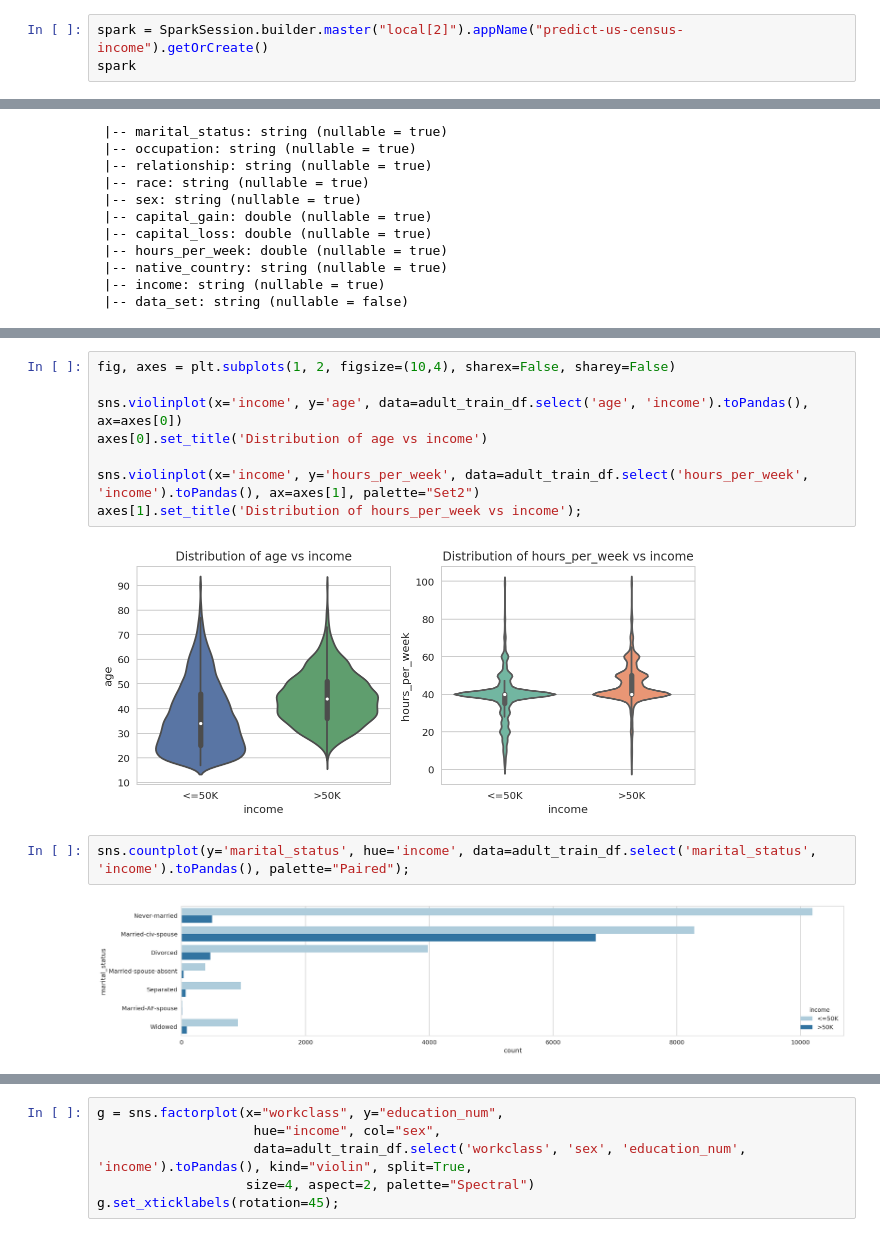
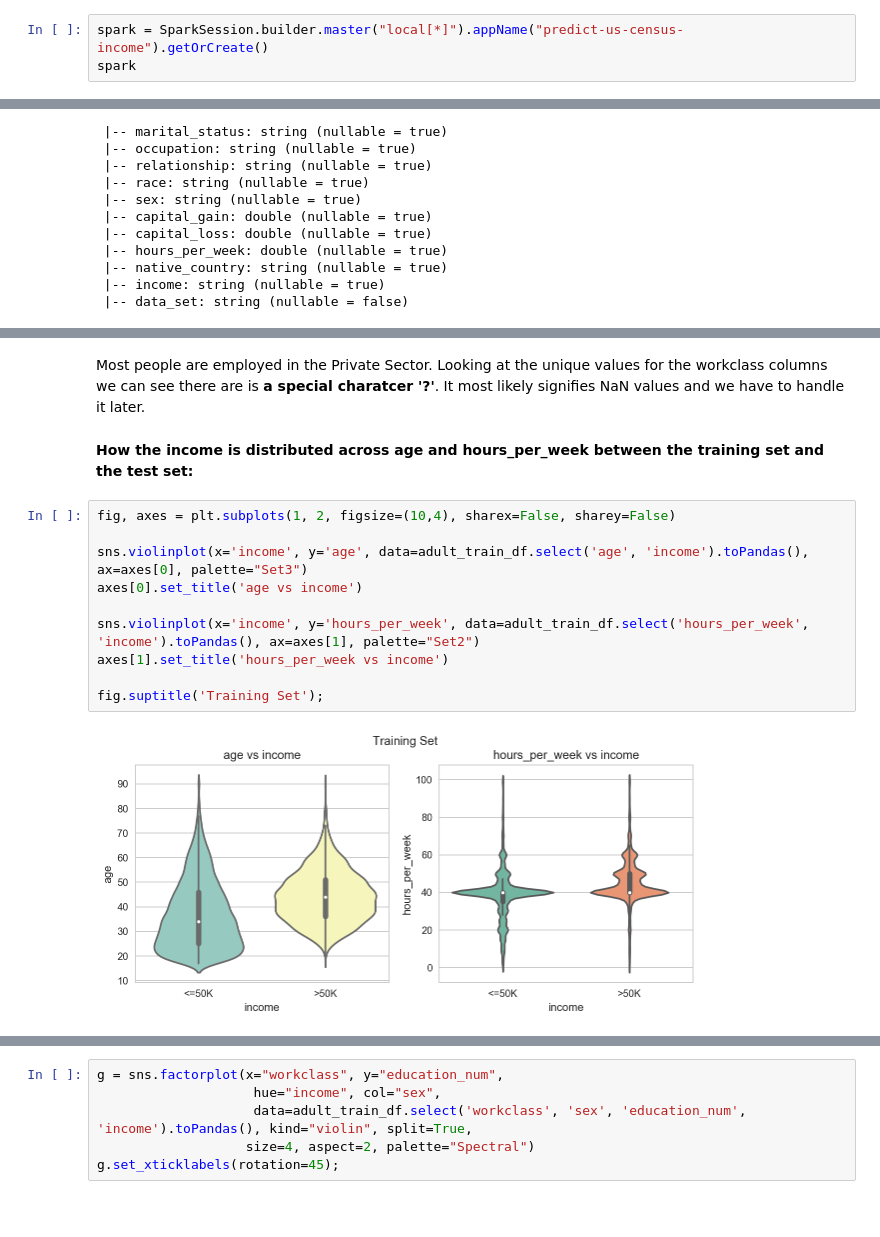
Before and after one commit to anindya-saha/Data-Science-with-Spark, a Jupyter notebook: predict-us-census-income-classification/predict-us-census-income.ipynb, the cells around one changed output, grey strips where cells are left out. Saved outputs shown, nothing was run; the diff lists cells and outputs as text; blank space fills up the shorter version.

Commit message:
census

```diff
--- a/predict-us-census-income-classification/predict-us-census-income.ipynb
+++ b/predict-us-census-income-classification/predict-us-census-income.ipynb
@@ -60,5 +75,5 @@ os.environ['SPARK_HOME']
 # %%
-spark = SparkSession.builder.master("local[2]").appName("predict-us-census-income").getOrCreate()
+spark = SparkSession.builder.master("local[*]").appName("predict-us-census-income").getOrCreate()
 spark
 # %% [output]
 <pyspark.sql.session.SparkSession at 0x...>
@@ -139,14 +209,16 @@ sns.countplot(y='workclass', hue='income', data=adult_train_df.select('workclass
+# %% [markdown]
+Most people are employed in the Private Sector. Looking at the unique values for the workclass columns we can see there are is **a special charatcer '?'**. It most likely signifies NaN values and we have to handle it later.
+# %% [markdown]
+**How the income is distributed across age and hours_per_week between the training set and the test set:**
 # %%
 fig, axes = plt.subplots(1, 2, figsize=(10,4), sharex=False, sharey=False)
 
-sns.violinplot(x='income', y='age', data=adult_train_df.select('age', 'income').toPandas(), ax=axes[0])
-axes[0].set_title('Distribution of age vs income')
+sns.violinplot(x='income', y='age', data=adult_train_df.select('age', 'income').toPandas(), ax=axes[0], palette="Set3")
+axes[0].set_title('age vs income')
 
 sns.violinplot(x='income', y='hours_per_week', data=adult_train_df.select('hours_per_week', 'income').toPandas(), ax=axes[1], palette="Set2")
-axes[1].set_title('Distribution of hours_per_week vs income');
+axes[1].set_title('hours_per_week vs income')
+
+fig.suptitle('Training Set');
 # %% [output]
-[figure, old version]
+[figure, new version]
-# %%
-sns.countplot(y='marital_status', hue='income', data=adult_train_df.select('marital_status', 'income').toPandas(), palette="Paired");
-# %% [output]
-[figure, removed]
```
Also changed, not shown: parts of 171 cells of this notebook.
